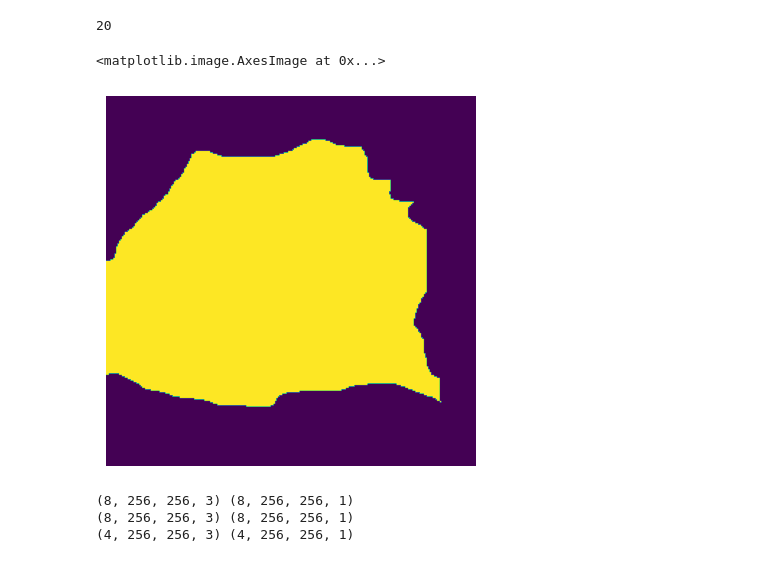
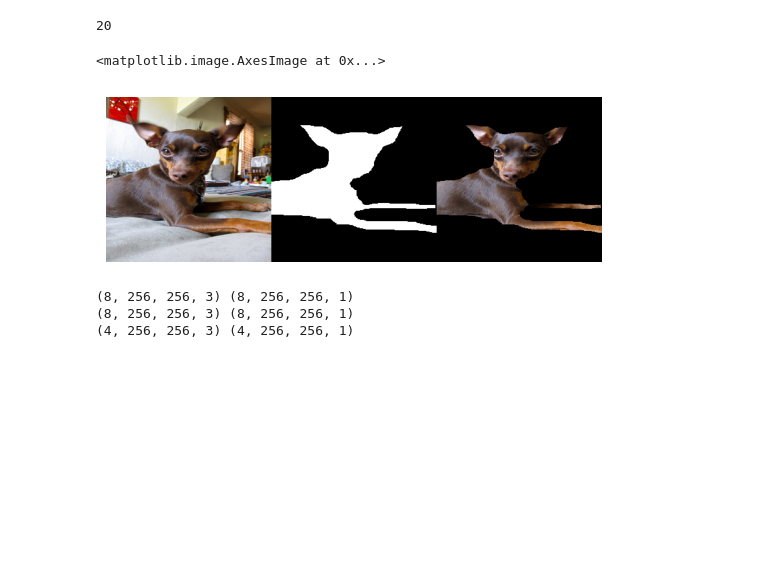
Before and after one commit to denitusha/Unet-implementation, a Jupyter notebook: Untitled2.ipynb, the cells around one changed output. Cells and saved outputs as stored; diff of their text form; code cells hidden in the pictures; blank space fills up the shorter version.

```diff
--- a/Untitled2.ipynb
+++ b/Untitled2.ipynb
@@ -201,12 +199,13 @@ print(len(test_files))
 # %%
 plt.axis('off')
 img = train_x[8]
-msk = train_y[8]
+msk = train_y[8].squeeze()
+msk = np.stack((msk,)*3, axis=-1)
 
-plt.imshow( msk)
+plt.imshow( np.concatenate([img, msk, img*msk], axis = 1))
 # %% [output]
 <matplotlib.image.AxesImage at 0x...>
-[figure, old version]
+[figure, new version]
 # %%
 def tf_dataset(x, y , batch=8):
   dataset = tf.data.Dataset.from_tensor_slices((x,y))
```
Also changed, not shown: parts of 7 cells of this notebook.
